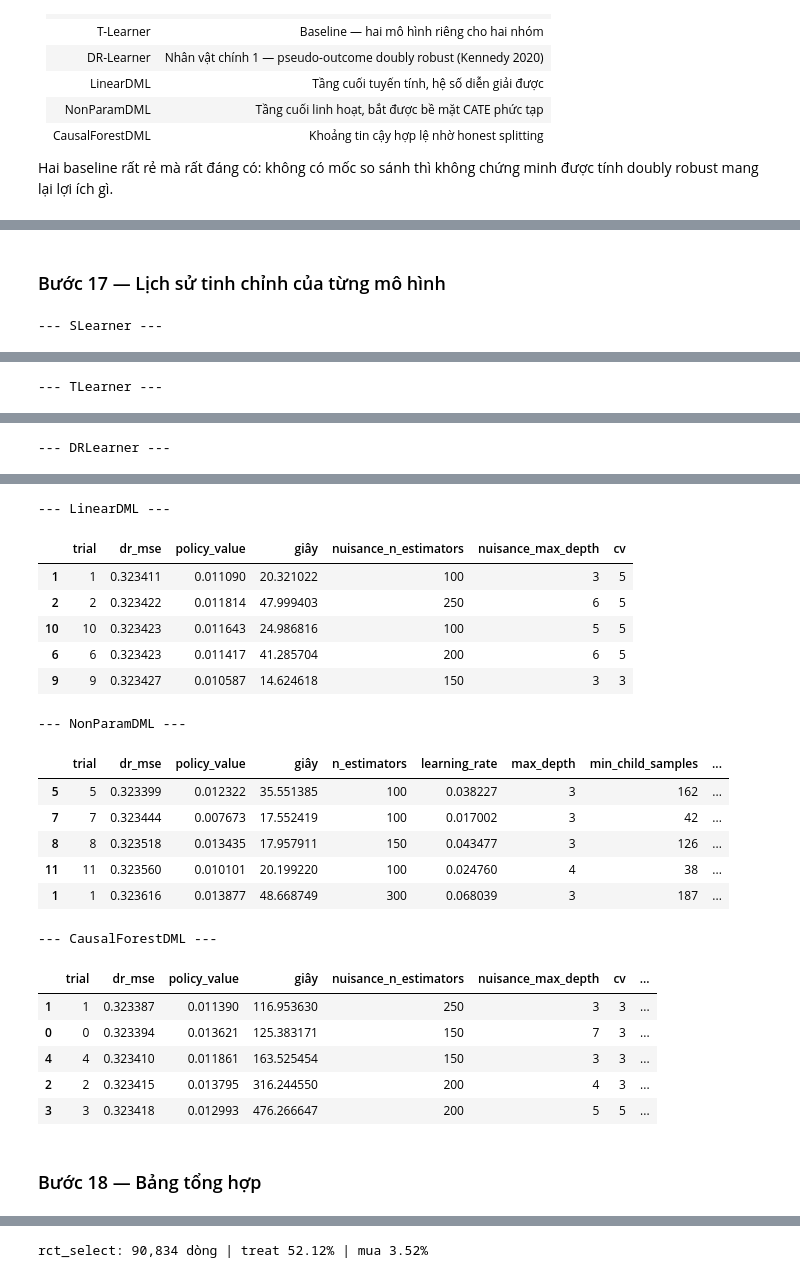
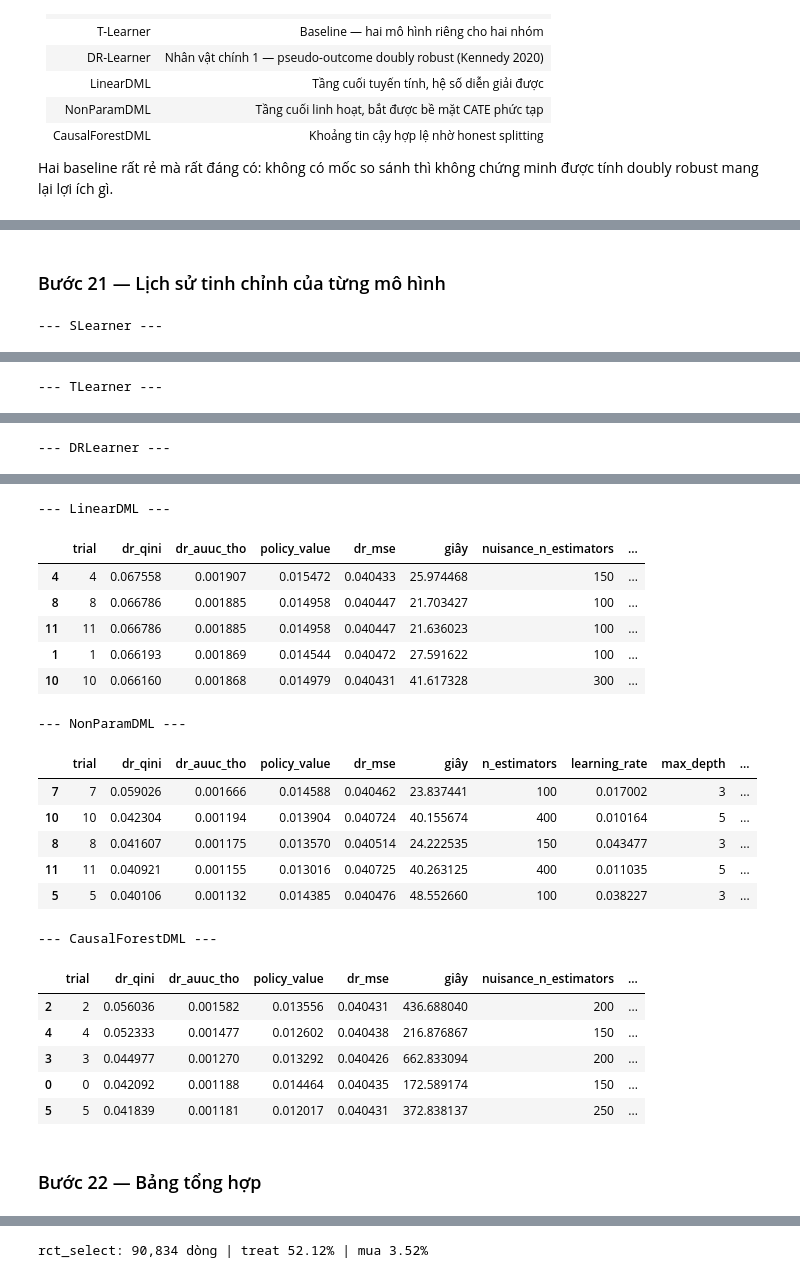
Before and after one commit to hatuki0604/lzd-uplifting-model, a Jupyter notebook: notebooks/03_model_tuning.ipynb, the cells around one changed output, grey strips where cells are left out. Drawn from its saved outputs; the diff is of its cells as text; code cells hidden in the pictures.

```diff
--- a/notebooks/03_model_tuning.ipynb
+++ b/notebooks/03_model_tuning.ipynb
@@ -375,0 +520,24 @@ Policy value của xếp hạng ngẫu nhiên: 0.005879
+# %%
+dr_full, e_val = dr_from_nuisance(W_val, Y_val, e_raw_val, mu0_val, mu1_val, E_CLIP)
+
+overlap = (e_raw_val >= E_ALPHA) & (e_raw_val <= 1 - E_ALPHA)
+
+dr_ov = dr_full[overlap]          # pseudo-outcome trên vùng overlap, CHƯA winsorize
+X_val_ov = X_val[overlap]
+W_val_ov = W_val[overlap]
+Y_val_ov = Y_val[overlap]
+
+print(f'Val ban đầu      : {len(dr_full):>8,} dòng')
+print(f'Sau khi trim     : {len(dr_ov):>8,} dòng  ({overlap.mean()*100:.2f}%)')
+print(f'  bị loại        : {(~overlap).sum():>8,} dòng  '
+      f'(treat {int((W_val[~overlap]==1).sum()):,} | control {int((W_val[~overlap]==0).sum()):,})')
+print()
+
+display(pd.DataFrame([
+    {'Tập': 'Toàn bộ Val (chỉ clip)', 'n': len(dr_full),
+     'Trung bình Ỹ': dr_full.mean(), 'Độ lệch chuẩn': dr_full.std(),
+     'Nhỏ nhất': dr_full.min(), 'Lớn nhất': dr_full.max()},
+    {'Tập': 'Vùng overlap (đã trim)', 'n': len(dr_ov),
+     'Trung bình Ỹ': dr_ov.mean(), 'Độ lệch chuẩn': dr_ov.std(),
+     'Nhỏ nhất': dr_ov.min(), 'Lớn nhất': dr_ov.max()},
+]).round(4))
@@ -586,15 +1076,18 @@ CausalForestDML chạy chậm hơn hẳn phần còn lại vì phải dựng c
 MODELS = ['SLearner', 'TLearner', 'DRLearner',
           'LinearDML', 'NonParamDML', 'CausalForestDML']
 
-studies, histories = {}, {}
+studies, histories, best_cate = {}, {}, {}
 t_start = time.time()
 
 for name in MODELS:
     n = N_TRIALS_CF if name == 'CausalForestDML' else N_TRIALS
-    studies[name], histories[name] = tune_model(name, n)
+    studies[name], histories[name], best_cate[name] = tune_model(name, n)
+
+OK_MODELS = [m for m in MODELS if best_cate.get(m) is not None]
 
 print(f'\n{"="*62}')
 print(f'  HOÀN TẤT — tổng thời gian {(time.time()-t_start)/60:.1f} phút')
+print(f'  {len(OK_MODELS)}/{len(MODELS)} mô hình có ít nhất một trial thành công')
 print(f'{"="*62}')
 # %% [output]
 ==============================================================
@@ -616,9 +1109,9 @@ print(f'{"="*62}')
 ==============================================================
 # %% [markdown]
-### Bước 17 — Lịch sử tinh chỉnh của từng mô hình
+### Bước 21 — Lịch sử tinh chỉnh của từng mô hình
 # %%
 for name in MODELS:
-    h = histories[name].sort_values('dr_mse')
+    h = histories[name].sort_values('dr_qini', ascending=False)
     print(f'\n--- {name} ---')
     display(h.head(5).round(6))
 # %% [output]
@@ -646,26 +1139,26 @@ for name in MODELS:
 --- LinearDML ---
-|  | trial | dr_mse | policy_value | giây | nuisance_n_estimators | nuisance_max_depth | cv |
-| 1 | 1 | 0.323411 | 0.011090 | 20.321022 | 100 | 3 | 5 |
-| 2 | 2 | 0.323422 | 0.011814 | 47.999403 | 250 | 6 | 5 |
-| 10 | 10 | 0.323423 | 0.011643 | 24.986816 | 100 | 5 | 5 |
-| 6 | 6 | 0.323423 | 0.011417 | 41.285704 | 200 | 6 | 5 |
-| 9 | 9 | 0.323427 | 0.010587 | 14.624618 | 150 | 3 | 3 |
+|  | trial | dr_qini | dr_auuc_tho | policy_value | dr_mse | giây | nuisance_n_estimators | ... |
+| 4 | 4 | 0.067558 | 0.001907 | 0.015472 | 0.040433 | 25.974468 | 150 | ... |
+| 8 | 8 | 0.066786 | 0.001885 | 0.014958 | 0.040447 | 21.703427 | 100 | ... |
+| 11 | 11 | 0.066786 | 0.001885 | 0.014958 | 0.040447 | 21.636023 | 100 | ... |
+| 1 | 1 | 0.066193 | 0.001869 | 0.014544 | 0.040472 | 27.591622 | 100 | ... |
+| 10 | 10 | 0.066160 | 0.001868 | 0.014979 | 0.040431 | 41.617328 | 300 | ... |
 --- NonParamDML ---
-|  | trial | dr_mse | policy_value | giây | n_estimators | learning_rate | max_depth | min_child_samples | ... |
-| 5 | 5 | 0.323399 | 0.012322 | 35.551385 | 100 | 0.038227 | 3 | 162 | ... |
-| 7 | 7 | 0.323444 | 0.007673 | 17.552419 | 100 | 0.017002 | 3 | 42 | ... |
-| 8 | 8 | 0.323518 | 0.013435 | 17.957911 | 150 | 0.043477 | 3 | 126 | ... |
-| 11 | 11 | 0.323560 | 0.010101 | 20.199220 | 100 | 0.024760 | 4 | 38 | ... |
-| 1 | 1 | 0.323616 | 0.013877 | 48.668749 | 300 | 0.068039 | 3 | 187 | ... |
+|  | trial | dr_qini | dr_auuc_tho | policy_value | dr_mse | giây | n_estimators | learning_rate | max_depth | ... |
+| 7 | 7 | 0.059026 | 0.001666 | 0.014588 | 0.040462 | 23.837441 | 100 | 0.017002 | 3 | ... |
+| 10 | 10 | 0.042304 | 0.001194 | 0.013904 | 0.040724 | 40.155674 | 400 | 0.010164 | 5 | ... |
+| 8 | 8 | 0.041607 | 0.001175 | 0.013570 | 0.040514 | 24.222535 | 150 | 0.043477 | 3 | ... |
+| 11 | 11 | 0.040921 | 0.001155 | 0.013016 | 0.040725 | 40.263125 | 400 | 0.011035 | 5 | ... |
+| 5 | 5 | 0.040106 | 0.001132 | 0.014385 | 0.040476 | 48.552660 | 100 | 0.038227 | 3 | ... |
 --- CausalForestDML ---
-|  | trial | dr_mse | policy_value | giây | nuisance_n_estimators | nuisance_max_depth | cv | ... |
-| 1 | 1 | 0.323387 | 0.011390 | 116.953630 | 250 | 3 | 3 | ... |
-| 0 | 0 | 0.323394 | 0.013621 | 125.383171 | 150 | 7 | 3 | ... |
-| 4 | 4 | 0.323410 | 0.011861 | 163.525454 | 150 | 3 | 3 | ... |
-| 2 | 2 | 0.323415 | 0.013795 | 316.244550 | 200 | 4 | 3 | ... |
-| 3 | 3 | 0.323418 | 0.012993 | 476.266647 | 200 | 5 | 5 | ... |
+|  | trial | dr_qini | dr_auuc_tho | policy_value | dr_mse | giây | nuisance_n_estimators | ... |
+| 2 | 2 | 0.056036 | 0.001582 | 0.013556 | 0.040431 | 436.688040 | 200 | ... |
+| 4 | 4 | 0.052333 | 0.001477 | 0.012602 | 0.040438 | 216.876867 | 150 | ... |
+| 3 | 3 | 0.044977 | 0.001270 | 0.013292 | 0.040426 | 662.833094 | 200 | ... |
+| 0 | 0 | 0.042092 | 0.001188 | 0.014464 | 0.040435 | 172.589174 | 150 | ... |
+| 5 | 5 | 0.041839 | 0.001181 | 0.012017 | 0.040431 | 372.838137 | 250 | ... |
 # %% [markdown]
-### Bước 18 — Bảng tổng hợp
+### Bước 22 — Bảng tổng hợp
 # %%
 summary = pd.DataFrame([{
     'Mô hình': name,
```
Also changed, not shown: parts of 81 cells of this notebook, 33 other files.
